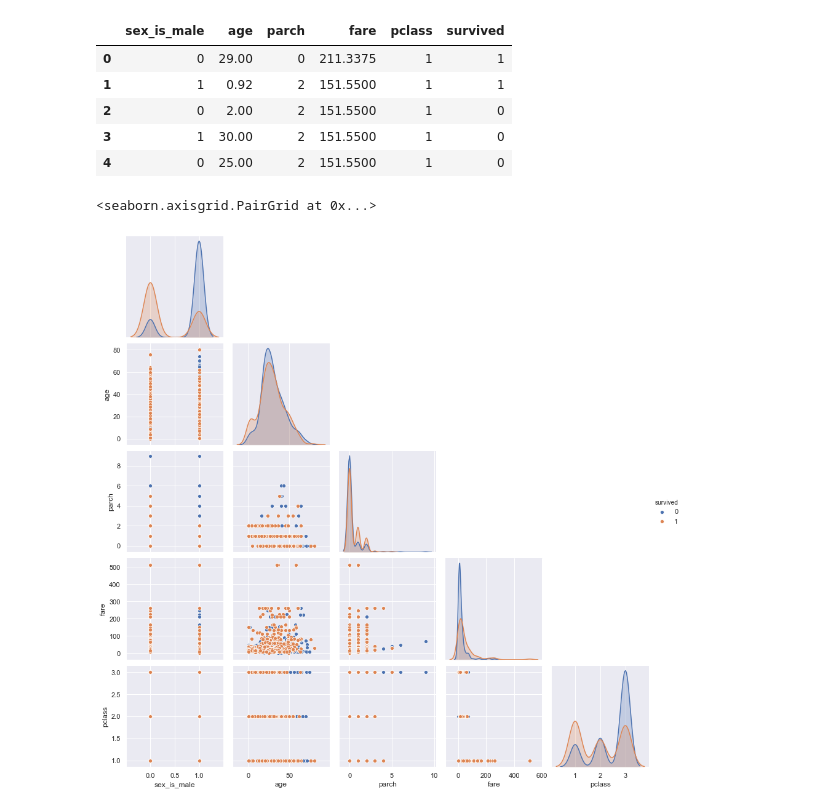
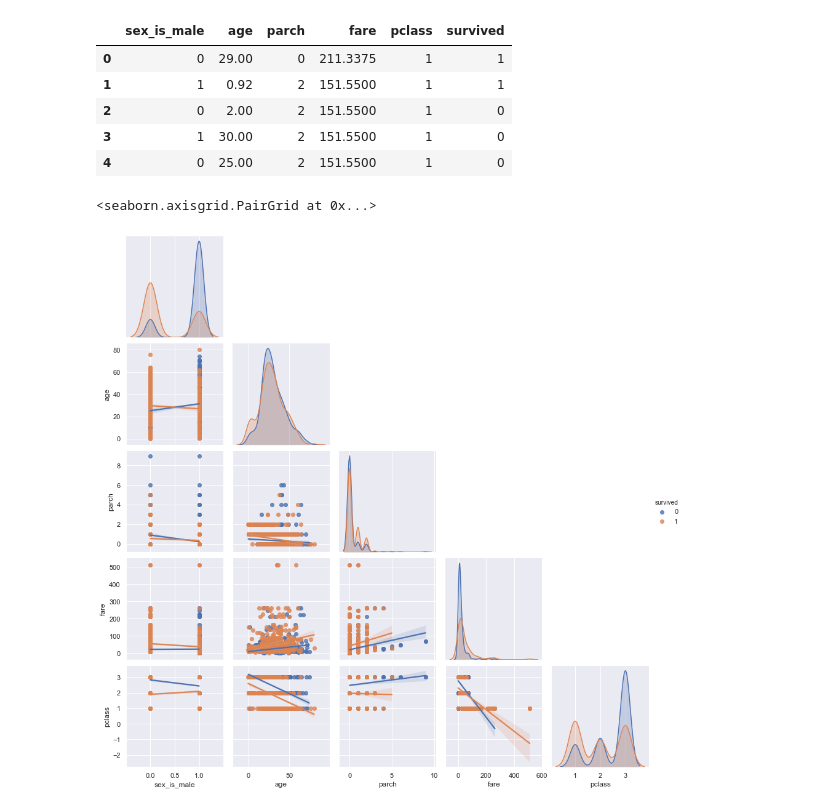
Before and after one commit to antoinedme/titanic-dataset-ml, a Jupyter notebook: Titanic-MachineLearning.ipynb, the cells around one changed output. Cells and saved outputs as stored; diff of their text form; code cells hidden in the pictures.

```diff
--- a/Titanic-MachineLearning.ipynb
+++ b/Titanic-MachineLearning.ipynb
@@ -146,8 +153,8 @@ exploratory.head()
 # %%
 # Draw scatterplots for joint relationships and histograms for univariate distributions:
 # different levels of a categorical variable by the color of plot elements
 sns.set(style="darkgrid")
-sns.pairplot(exploratory, dropna=True, hue="survived", corner=True)
+sns.pairplot(exploratory, dropna=True, hue="survived", corner=True, kind="reg")
 # %% [output]
 <seaborn.axisgrid.PairGrid at 0x...>
-[figure, old version]
+[figure, new version]
```
Also changed, not shown: parts of 4 cells of this notebook.
